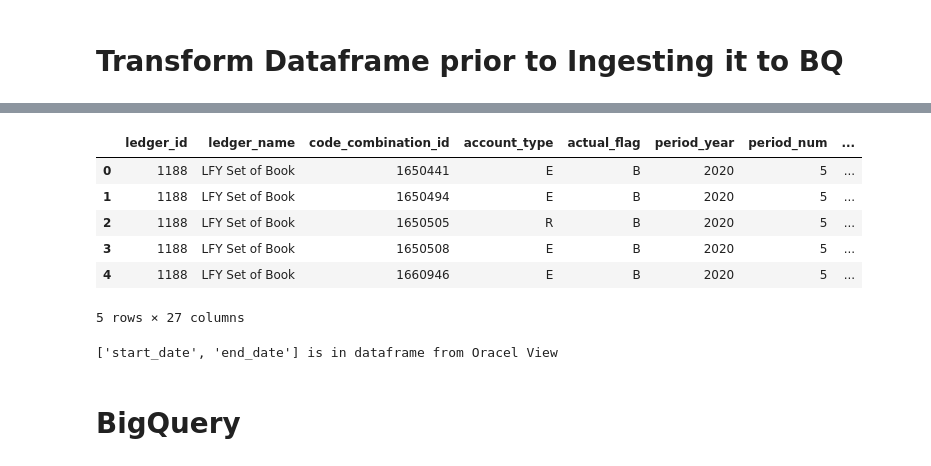
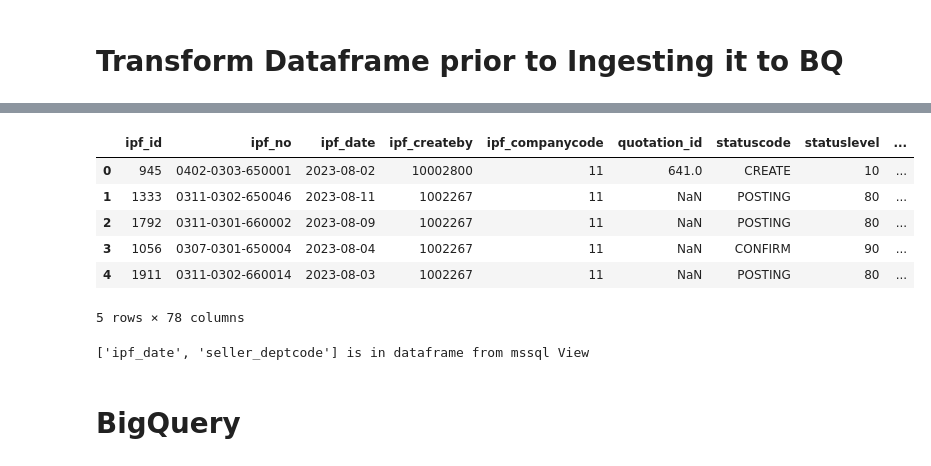
Before and after one commit to technqvi/MIS-FinData, a Jupyter notebook: LoadDataFromOracleToBQ_Dev.ipynb, the cells around one changed output, grey strips where cells are left out. Drawn from its saved outputs; the diff is of its cells as text; code cells hidden in the pictures.

```diff
--- a/LoadDataFromOracleToBQ.ipynb
+++ b/LoadDataFromOracleToBQ_Dev.ipynb
@@ -336,18 +351,21 @@ def get_data_store(datastore_id):
        logErrorMessage(listError)
 
 datastore=get_data_store(ds_item["datastore_id"])
-print(datastore['data_store_name'])
+db_product=datastore['database_product']
+print(f"{datastore['data_store_name']} - {datastore['database_product']}")
 
 try:
+
     _ip=datastore['database_ip']
     _hostname=datastore['database_host']
     _port=datastore['database_port']
     _servicename=datastore['databases_service_name']
     _username=datastore['databases_user']
     _password=datastore['databases_password']
-    # print(f"{_ip}#{_hostname}#{_port}#{_servicename}#{_username}#{_password}")
+    #print(f"{_ip}#{_hostname}#{_port}#{_servicename}#{_username}#{_password}")
 
-    print("Red all credential confgi values sucessfully.")
+
+    print("Read database values sucessfully.")
 
 
 except Exception as e:
@@ -465,6 +490,25 @@ Reload all data:  2020-01-01 00:00:00
+# %%
+# https://learn.microsoft.com/en-us/sql/machine-learning/data-exploration/python-dataframe-pandas?view=sql-server-ver16
+def loadData_mssql(isReLoadAll):
+
+    try:
+       cnxn = pyodbc.connect('DRIVER={SQL Server};SERVER='+_hostname +';DATABASE='+_servicename+';Port='+str(_port)+';UID='+_username+';PWD='+_password)
+       cursor = cnxn.cursor()
+       if isReLoadAll==True:
+         sql=f"""select * from {source_name}   where  {colFirstLoad}>='{start_date_query}' """
+       else:
+           sql =f"""select * from {source_name}  where  {updateCol}>='{start_date_query}' """
+       print(sql)
+
+       dfAll = pd.read_sql(sql,  cnxn,parse_dates=dateColsToConvert)
+       print(f"isReLoadAll=={isReLoadAll}=={is_load_all}")
+
+       return dfAll
+    except Exception as e:
+       listError.append([datetime.now().strftime("%Y-%m-%d %H:%M:%S"),dtStr_imported,source_name,str(e)])
+       logErrorMessage(listError)
 # %%
-
-def loadData(isReLoadAll):
+def loadData_oracle(isReLoadAll):
 
     try:
        engine = sqlalchemy.create_engine(f"oracle+cx_oracle://{_username}:{_password}@{_ip}:{_port}/?service_name={_servicename}")
@@ -487,6 +531,3 @@ def loadData(isReLoadAll):
     except Exception as e:
        listError.append([datetime.now().strftime("%Y-%m-%d %H:%M:%S"),dtStr_imported,source_name,str(e)])
        logErrorMessage(listError)
-
-
-dfAll=loadData(isLoadingAllItems)
@@ -501,0 +534,5 @@ isReLoadAll==True==1
+# %%
+if db_product=='mssql':
+    dfAll=loadData_mssql(isLoadingAllItems)
+elif db_product=='oracle':
+    dfAll=loadData_oracle(isLoadingAllItems)
@@ -511,6 +553,8 @@ isReLoadAll==True==1
 # %% [markdown]
 # Transform Dataframe prior to Ingesting it to BQ
 # %%
+dfAll.columns=[ col.lower() for col in  dfAll.columns   ]
+
 dfAll['ImportedAt']=dt_imported
 
 listColDF=dfAll.columns.tolist()
@@ -539,11 +583,11 @@ memory usage: 26.0+ MB
 None
-|  | ledger_id | ledger_name | code_combination_id | account_type | actual_flag | period_year | period_num | ... |
-| 0 | 1188 | LFY Set of Book | 1650441 | E | B | 2020 | 5 | ... |
-| 1 | 1188 | LFY Set of Book | 1650494 | E | B | 2020 | 5 | ... |
-| 2 | 1188 | LFY Set of Book | 1650505 | R | B | 2020 | 5 | ... |
-| 3 | 1188 | LFY Set of Book | 1650508 | E | B | 2020 | 5 | ... |
-| 4 | 1188 | LFY Set of Book | 1660946 | E | B | 2020 | 5 | ... |
+|  | ipf_id | ipf_no | ipf_date | ipf_createby | ipf_companycode | quotation_id | statuscode | statuslevel | ... |
+| 0 | 945 | 0402-0303-650001 | 2023-08-02 | 10002800 | 11 | 641.0 | CREATE | 10 | ... |
+| 1 | 1333 | 0311-0302-650046 | 2023-08-11 | 1002267 | 11 | NaN | POSTING | 80 | ... |
+| 2 | 1792 | 0311-0301-660002 | 2023-08-09 | 1002267 | 11 | NaN | POSTING | 80 | ... |
+| 3 | 1056 | 0307-0301-650004 | 2023-08-04 | 1002267 | 11 | NaN | CONFIRM | 90 | ... |
+| 4 | 1911 | 0311-0302-660014 | 2023-08-03 | 1002267 | 11 | NaN | POSTING | 80 | ... |
-5 rows × 27 columns
+5 rows × 78 columns
 # %%
 if dfAll.empty:
     print("No row to import to BQ")
@@ -556,15 +600,16 @@ if len(dateCols)>0:
  listColAdminConfig.extend(dateCols)
 listColAdminConfig=list(dict.fromkeys(listColAdminConfig))
 
+# checkSomeNotExistingDF = [ col   for col in listColAdminConfig if col not in [ x.lower() for x in  listColDF] ]
 checkSomeNotExistingDF = [ col   for col in listColAdminConfig if col not in listColDF ]
 if len(checkSomeNotExistingDF)>0:
-    msg=f"Some columns in data source are not in dataframe from Oracel View = {checkSomeNotExistingDF }"
+    msg=f"Some columns in data source are not in dataframe from {db_product} View = {checkSomeNotExistingDF }"
     listError.append([datetime.now().strftime("%Y-%m-%d %H:%M:%S"),dtStr_imported,source_name,msg])
     logErrorMessage(listError)
 else:
-    print(f"{listColAdminConfig} is in dataframe from Oracel View")
+    print(f"{listColAdminConfig} is in dataframe from {db_product} View")
 # %% [output]
-['start_date', 'end_date'] is in dataframe from Oracel View
+['ipf_date', 'seller_deptcode'] is in dataframe from mssql View
 # %% [markdown]
 # BigQuery
 # %% [markdown]
```
Also changed, not shown: parts of 25 cells of this notebook, 3 other files.
